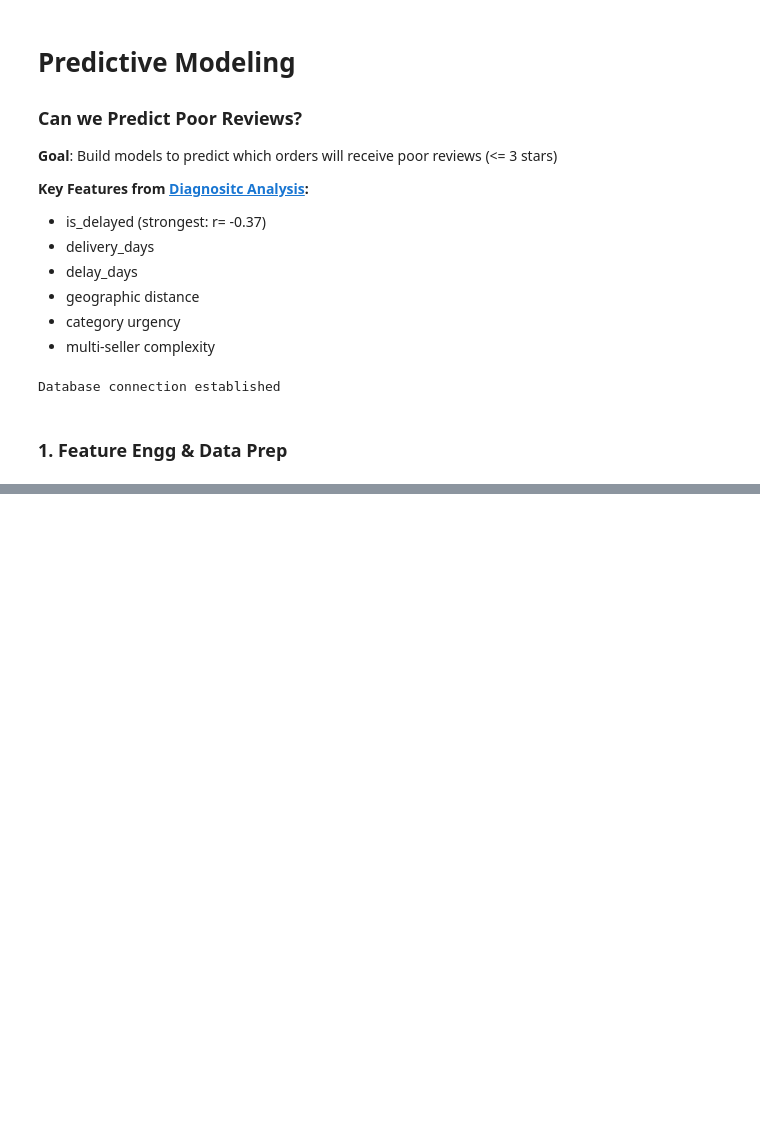
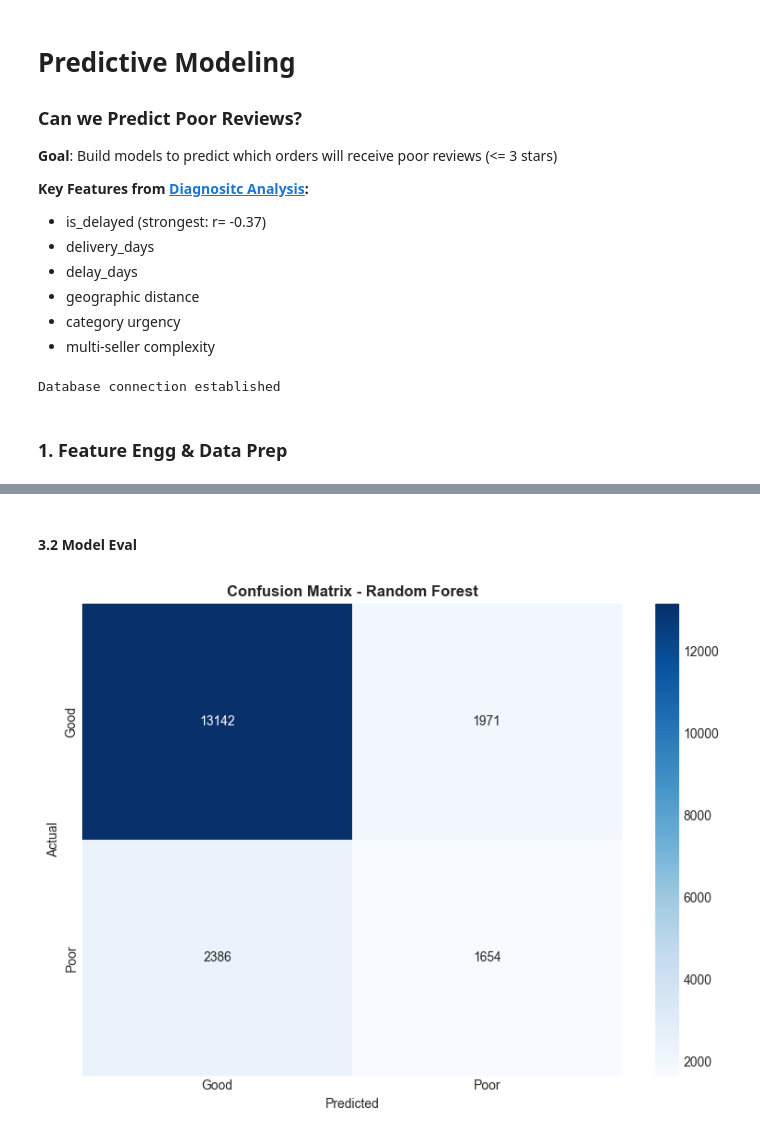
Before and after one commit to gnpthbalaji/ds_with_ai_capstone, a Jupyter notebook: notebooks/05_predictive_modeling.ipynb, the cells around one changed output, grey strips where cells are left out. Cells and saved outputs as stored; diff of their text form; code cells hidden in the pictures; blank space fills up the shorter version.

Commit message:
Full Modeling - Logistic, Random Forest, Gradient Boosting and Model Comparison

```diff
--- a/notebooks/05_predictive_modeling.ipynb
+++ b/notebooks/05_predictive_modeling.ipynb
@@ -98,0 +197,29 @@ df.head()
+# %%
+# Baseline - Logistic Regression
+
+lr = LogisticRegression(max_iter=1000, class_weight='balanced', random_state=42)
+lr.fit(X_train_scaled, y_train)
+y_pred_lr = lr.predict(X_test_scaled)
+y_prob_lr = lr.predict_proba(X_test_scaled)[:, 1]
+
+print("1. Logistic Regression trained")
+
+# Random Forest
+rf = RandomForestClassifier(
+    n_estimators=100, max_depth=10, class_weight='balanced', random_state=42, n_jobs=-1
+)
+rf.fit(X_train, y_train)
+y_pred_rf = rf.predict(X_test)
+y_prob_rf = rf.predict_proba(X_test)[:, 1]
+
+print("\n2. Random Forest trained")
+
+# Gradient Boosting
+gb = GradientBoostingClassifier(
+    n_estimators=100, learning_rate=0.1, max_depth=5, random_state=42
+)
+gb.fit(X_train, y_train)
+y_pred_gb = gb.predict(X_test)
+y_prob_gb = gb.predict_proba(X_test)[:, 1]
+
+print("\n3. Gradient Boosting trained")
@@ -98,0 +281,17 @@ df.head()
+# %% [markdown]
+#### 3.2 Model Eval
+# %%
+# Confusion Matrix
+cm = confusion_matrix(y_test, y_pred_rf)
+
+plt.figure(figsize=(8, 6))
+sns.heatmap(cm, annot=True, fmt='d', cmap='Blues',
+            xticklabels=['Good', 'Poor'], yticklabels=['Good', 'Poor'])
+plt.ylabel('Actual')
+plt.xlabel('Predicted')
+plt.title('Confusion Matrix - Random Forest', fontweight='bold')
+plt.tight_layout()
+plt.savefig('../reports/figures/confusion_matrix_rf.png', dpi=300, bbox_inches='tight')
+plt.show()
+# %% [output]
+[figure, added]
```
Also changed, not shown: parts of 15 cells of this notebook.
